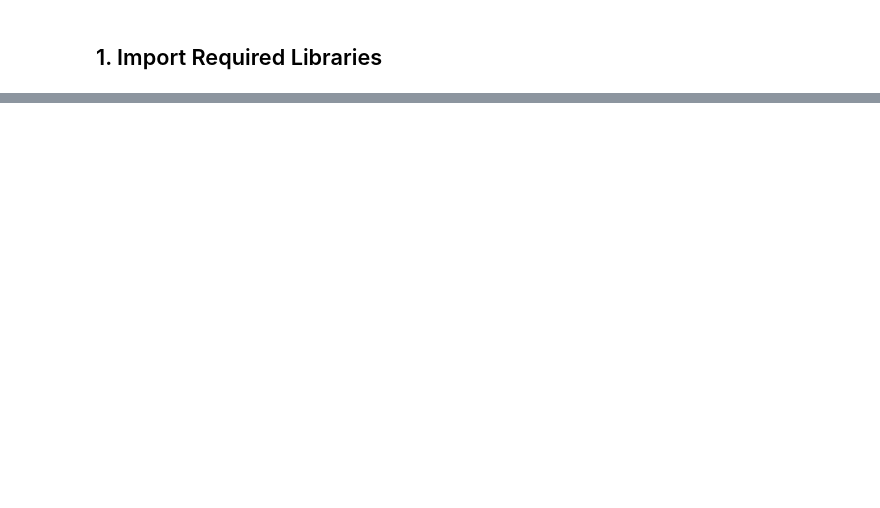
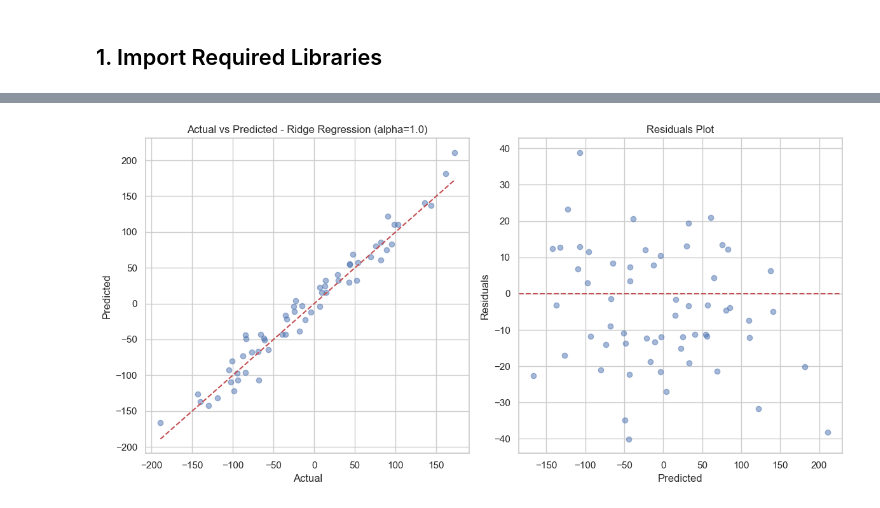
Before and after one commit to imadbenmadi/ITDS-practise-project, a Jupyter notebook: notebook.ipynb, the cells around one changed output, grey strips where cells are left out. Saved outputs shown, nothing was run; the diff lists cells and outputs as text; code cells hidden in the pictures; blank space fills up the shorter version.

```diff
--- a/notebook.ipynb
+++ b/notebook.ipynb
@@ -2310,0 +259,98 @@ VBox(children=(HTML(value='<h2>Weather Prediction Model Testing</h2>'), HBox(chi
+# %%
+# Function to evaluate and compare regression models on synthetic data
+def evaluate_regression_models(X_train, y_train, X_test, y_test):
+    # Create different regression models
+    models = {
+        'Linear Regression': LinearRegression(),
+        'Ridge Regression (alpha=1.0)': Ridge(alpha=1.0),
+        'Ridge Regression (alpha=0.1)': Ridge(alpha=0.1),
+        'Lasso Regression (alpha=0.1)': Lasso(alpha=0.1),
+        'Lasso Regression (alpha=0.01)': Lasso(alpha=0.01)
+    }
+
+    # Evaluate each model
+    results = {}
+
+    for name, model in models.items():
+        # Train the model
+        model.fit(X_train, y_train)
+
+        # Make predictions
+        y_train_pred = model.predict(X_train)
+        y_test_pred = model.predict(X_test)
+
+        # Calculate metrics
+        train_mse = mean_squared_error(y_train, y_train_pred)
+        test_mse = mean_squared_error(y_test, y_test_pred)
+        train_r2 = r2_score(y_train, y_train_pred)
+        test_r2 = r2_score(y_test, y_test_pred)
+
+        # Store results
+        results[name] = {
+            'Train MSE': train_mse,
+            'Test MSE': test_mse,
+            'Train R²': train_r2,
+            'Test R²': test_r2,
+            'Model': model
+        }
+
+    # Convert results to DataFrame for display
+    results_df = pd.DataFrame({
+        name: {
+            'Train MSE': res['Train MSE'],
+            'Test MSE': res['Test MSE'],
+            'Train R²': res['Train R²'],
+            'Test R²': res['Test R²']
+        }
+        for name, res in results.items()
+    }).T
+
+    # Plot actual vs predicted values for the best model
+    best_model_name = results_df['Test R²'].idxmax()
+    best_model = models[best_model_name]
+    y_pred = best_model.predict(X_test)
+
+    plt.figure(figsize=(12, 6))
+
+    plt.subplot(1, 2, 1)
+    plt.scatter(y_test, y_pred, alpha=0.5)
+    plt.plot([y_test.min(), y_test.max()], [y_test.min(), y_test.max()], 'r--')
+    plt.title(f'Actual vs Predicted - {best_model_name}')
+    plt.xlabel('Actual')
+    plt.ylabel('Predicted')
+
+    plt.subplot(1, 2, 2)
+    residuals = y_test - y_pred
+    plt.scatter(y_pred, residuals, alpha=0.5)
+    plt.axhline(y=0, color='r', linestyle='--')
+    plt.title('Residuals Plot')
+    plt.xlabel('Predicted')
+    plt.ylabel('Residuals')
+
+    plt.tight_layout()
+    plt.show()
+
+    # If using Linear Regression, show feature coefficients
+    if 'Linear Regression' in models:
+        linear_model = models['Linear Regression']
+        coeffs = pd.DataFrame({
+            'Feature': feature_names,
+            'Coefficient': linear_model.coef_
+        })
+        coeffs = coeffs.sort_values('Coefficient', key=abs, ascending=False)
+
+        plt.figure(figsize=(10, 6))
+        sns.barplot(x='Coefficient', y='Feature', data=coeffs)
+        plt.title('Feature Coefficients in Linear Regression')
+        plt.axvline(x=0, color='r', linestyle='--')
+        plt.tight_layout()
+        plt.show()
+
+    return results_df
+
+# Evaluate models on synthetic data
+results_synth = evaluate_regression_models(X_train_synth, y_train_synth, X_test_synth, y_test_synth)
+print("Results for Synthetic Multivariate Dataset:")
+print(results_synth)
+# %% [output]
+[figure, added]
```
Also changed, not shown: parts of 81 cells of this notebook, 2 other files.
